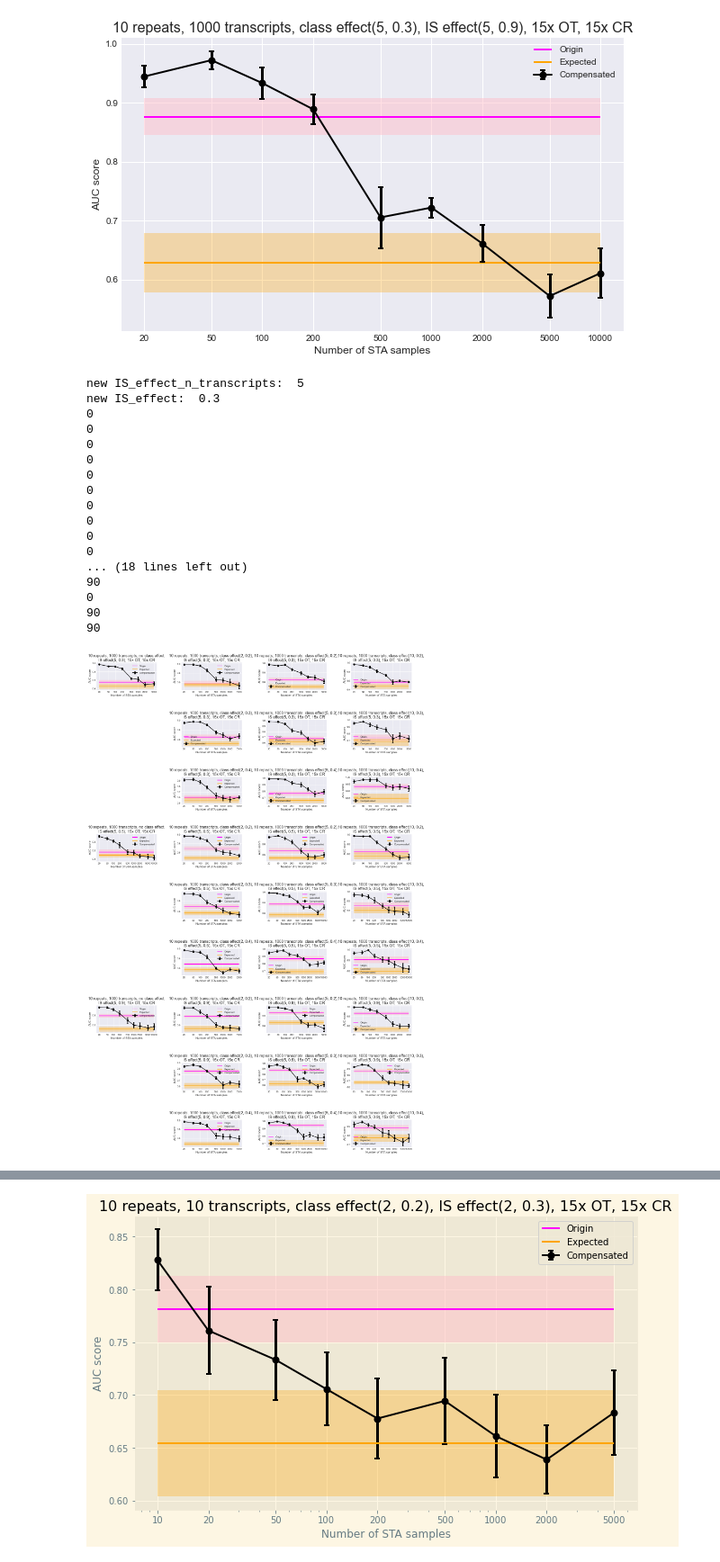
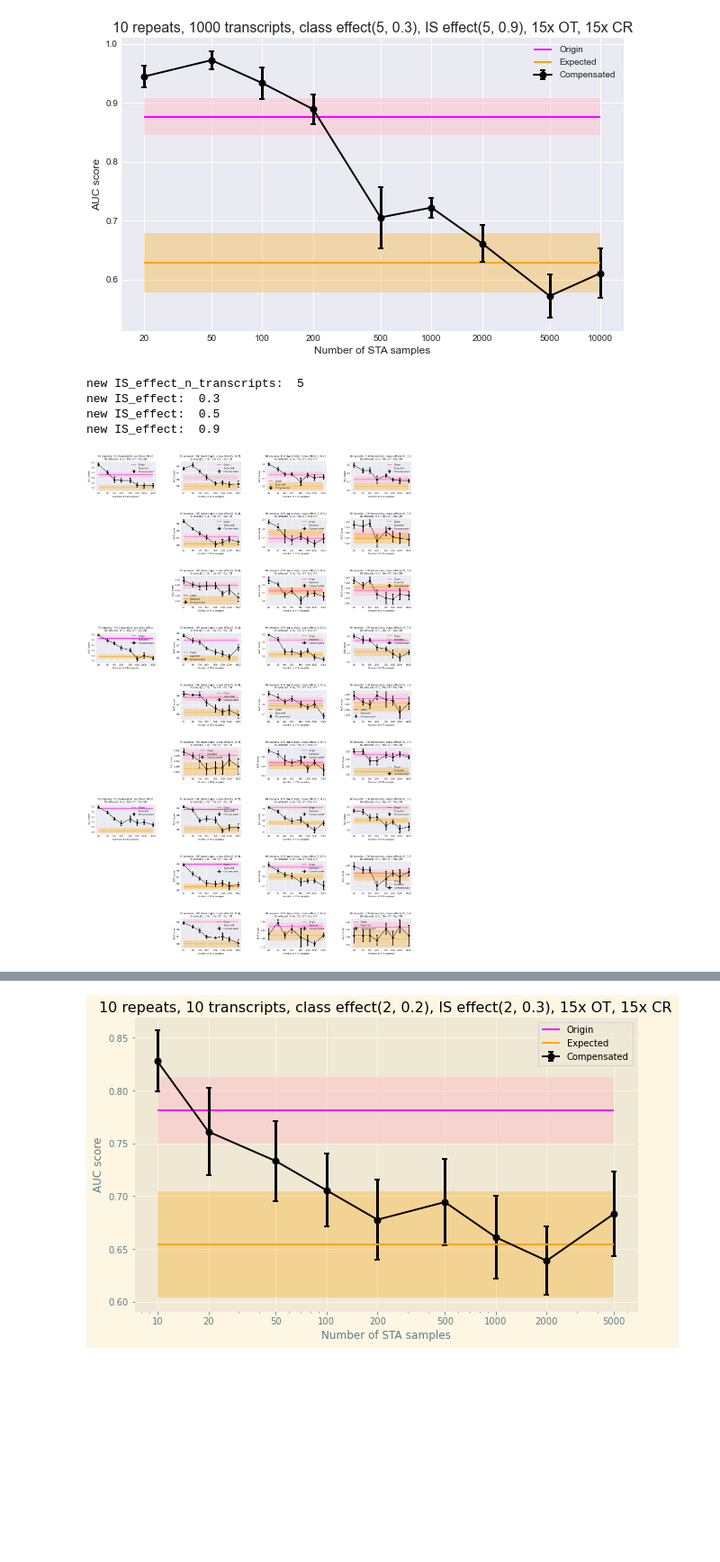
Before and after one commit to carishkaa/Bachelor-Thesis, a Jupyter notebook: notebooks/graphs.ipynb, the cells around one changed output, grey strips where cells are left out. Shown at 90% size. Saved outputs shown, nothing was run; the diff lists cells and outputs as text; code cells hidden in the pictures; blank space fills up the shorter version.

Commit message:
add heatmap graphs

```diff
--- a/notebooks/graphs.ipynb
+++ b/notebooks/graphs.ipynb
@@ -123,7 +125,7 @@ plt.show()
 [20, 50, 100, 200, 500, 1000, 2000, 5000, 10000]
 [figure]
 # %%
-transcripts = [1000]
+transcripts = [100]
 class_effect_n_transcripts = [0, 2, 5, 10]
 class_effect = [0.2, 0.3, 0.4]  # mean of normal distribution
 
@@ -166,46 +168,33 @@ for t in transcripts:
 
                     indexes = range(len(STA_range))
                     ax.set_xscale('log')
                     ax.set_xticks(STA_range)
                     ax.set_xticklabels(STA_range)
 
                     ax.hlines(np.nanmean(original[indexes]), STA_range[0],  STA_range[-1], colors=['magenta'], label='Origin')
                     ax.fill_between(STA_range, np.nanmean(original[indexes]) - np.nanstd(original[indexes])/np.sqrt(n_repeats), np.nanmean(original[indexes]) + np.nanstd(original[indexes])/np.sqrt(n_repeats),facecolor='pink', alpha= 0.5)
 
                     ax.errorbar(STA_range, np.nanmean(filtered[indexes], axis=0), np.nanstd(filtered[indexes], axis=0)/np.sqrt(n_repeats), ecolor= 'black', fmt='-ok', capsize=3, elinewidth=3, markeredgewidth=2, label='Compensated') #green
 
                     ax.hlines(np.nanmean(expected[indexes]),  STA_range[0],  STA_range[-1], colors=['orange'], label='Expected') #orange
                     ax.fill_between(STA_range, np.nanmean(expected[indexes]) - np.nanstd(expected[indexes])/np.sqrt(n_repeats), np.nanmean(expected[indexes]) + np.nanstd(expected[indexes])/np.sqrt(n_repeats),facecolor='orange', alpha= 0.3)
 
                     plt.legend()
 
                     if n_class == 0:
                         plt.title("10 repeats, {t} transcripts, no class effect,\nIS effect({n_IS}, {i}), 15x OT, 15x CR".format(t=t, n_IS=n_IS, i=i))
                     else:
                         plt.title("10 repeats, {t} transcripts, class effect({n_class}, {c}), \nIS effect({n_IS}, {i}), 15x OT, 15x CR".format(t=t, n_class=n_class, c=c, n_IS=n_IS, i=i))
                     plt.xlabel('Number of STA samples')
                     plt.ylabel('AUC score')
                     # plt.savefig("12.08._POISSON_10x{t}_class_{n_class}_{c}_0.1_IS_{n_IS}_{i}.png".format(t=t, n_class=n_class, c=c, n_IS=n_IS, i=i))
                     # plt.show()
 
 fig.tight_layout(pad=6)
 fig.savefig("1000NB_IS_5.png")
 # %% [output]
 new IS_effect_n_transcripts:  5
 new IS_effect:  0.3
-0
-0
-0
-0
-0
-0
-0
-0
-0
-0
-... (18 lines left out)
-90
-0
-90
-90
+new IS_effect:  0.5
+new IS_effect:  0.9
-[figure, old version]
+[figure, new version]
```
Also changed, not shown: parts of 3 cells of this notebook, 11 other files.
